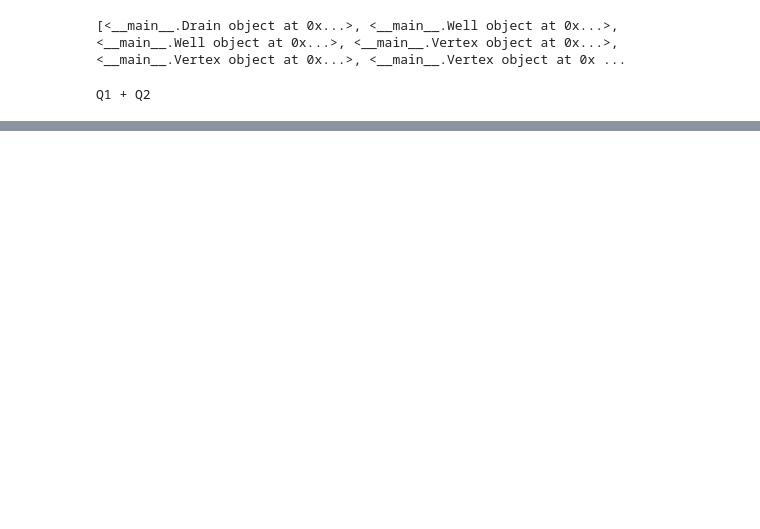
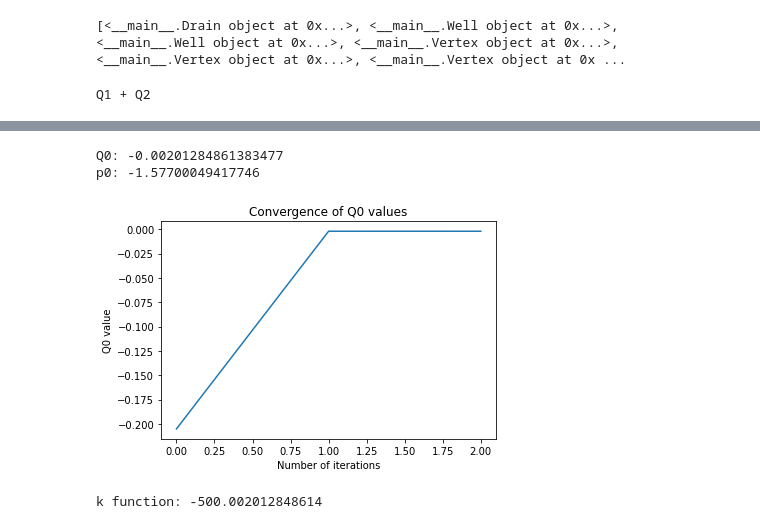
Before and after one commit to SteinVR/NTC_Oil_System, a Jupyter notebook: TestTask.ipynb, the cells around one changed output, grey strips where cells are left out. Drawn from its saved outputs; the diff is of its cells as text; code cells hidden in the pictures; blank space fills up the shorter version.

Commit message:
Changes in Coefficents + Plot

```diff
--- a/TestTask.ipynb
+++ b/TestTask.ipynb
@@ -337 +356,18 @@ Q1 + Q2
+# %%
+def find_Q_drain(p0):
+
+    p0 = p0
+    Q_well = find_Q_well(p0)
+    flow_rate = symbols(['Q{}'.format(i+1) for i in range(len(Q_well))])
+
+    # Решение системы уравнений от-но Q скважин
+    eqs = [Eq(Q_well[i], flow_rate[i]) for i in range(len(Q_well))]
+    sol = solve(eqs, flow_rate)
+
+    # Нахождение нового Q0
+    Q0 = sum(sol.get(well) for well in flow_rate)
+
+    # Нахождение нового p0
+    p0 = (Q0-const)/alpha
+    return Q0, p0
 # %%
@@ -388,0 +395,48 @@ p0: -3.33328737677481
+# %%
+alpha = drain[0].alpha
+const = drain[0].const
+Q0_prev = drain[0].Q_0
+eps = 0.001
+
+iterations = []
+Q0_values = []
+
+# set the maximum number of iterations
+max_iterations = 100
+
+i = 0
+while i < max_iterations:
+    Q0, p0 = find_Q_drain(p0)
+    iterations.append(i)
+    Q0_values.append(Q0)
+    if abs(Q0 - Q0_prev) < eps:
+        break
+
+    Q0_prev = Q0
+
+    # Нахождение нового p0
+    p0 = (Q0-const)/alpha
+    i += 1
+
+print("Q0:", Q0)
+print("p0:", p0)
+
+plt.plot(iterations, Q0_values)
+plt.xlabel('Number of iterations')
+plt.ylabel('Q0 value')
+plt.title('Convergence of Q0 values')
+plt.show()
+
+
+# Нахождение целевой функции
+def find_k():
+    k = Q0 - sum(edge.length * edge.diameter/edge.roughness for edge in edges)
+    return k
+
+k = find_k()
+print("k function:", k)
+# %% [output]
+Q0: -0.00201284861383477
+p0: -1.57700049417746
+[figure, added]
+k function: -500.002012848614
```
Also changed, not shown: parts of 4 cells of this notebook.
